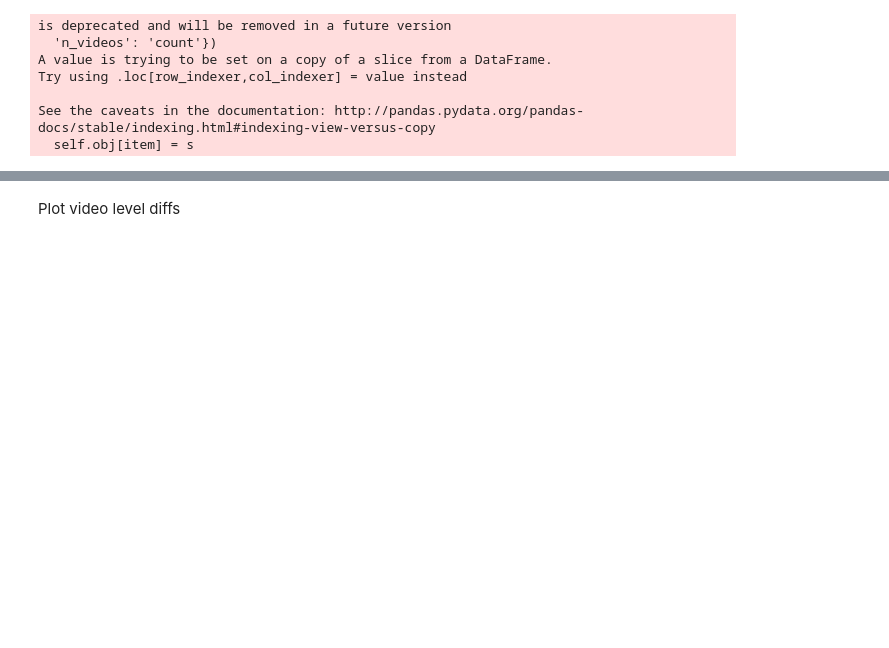
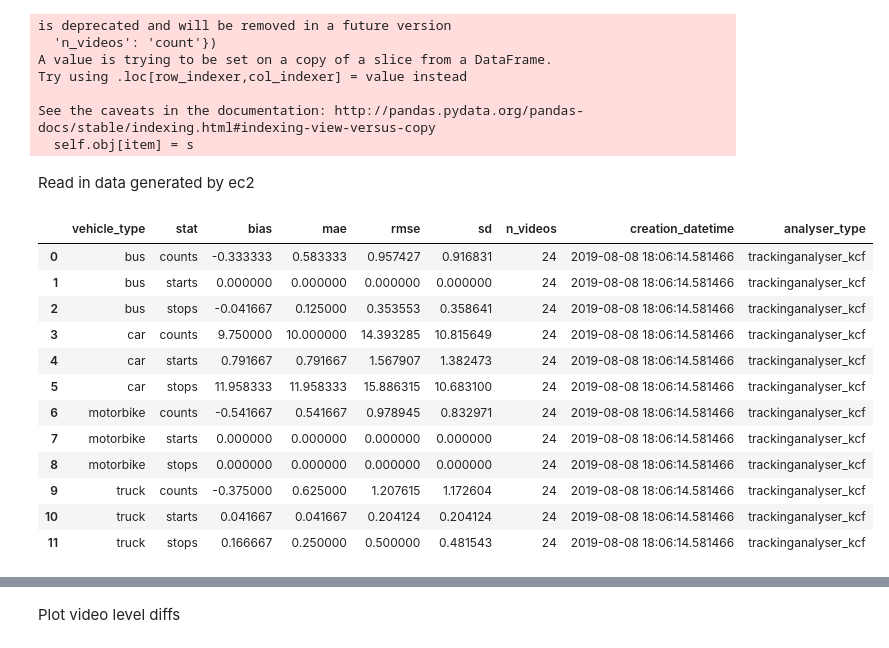
Before and after one commit to dssg/air_pollution_estimation, a Jupyter notebook: notebooks/20190730_CW_eval_plotting.ipynb, the cells around one changed output, grey strips where cells are left out. Drawn from its saved outputs; the diff is of its cells as text; code cells hidden in the pictures; blank space fills up the shorter version.

```diff
--- a/notebooks/20190730_CW_eval_plotting.ipynb
+++ b/notebooks/20190730_CW_eval_plotting.ipynb
@@ -53,3 +53,5 @@ Try using .loc[row_indexer,col_indexer] = value instead
 
 See the caveats in the documentation: http://pandas.pydata.org/pandas-docs/stable/indexing.html#indexing-view-versus-copy
   self.obj[item] = s
+# %% [markdown]
+Read in data generated by ec2
@@ -55,0 +64,16 @@ See the caveats in the documentation: http://pandas.pydata.org/pandas-docs/stabl
+# %%
+video_level_stats_df
+# %% [output]
+|  | vehicle_type | stat | bias | mae | rmse | sd | n_videos | creation_datetime | analyser_type |
+| 0 | bus | counts | -0.333333 | 0.583333 | 0.957427 | 0.916831 | 24 | 2019-08-08 18:06:14.581466 | trackinganalyser_kcf |
+| 1 | bus | starts | 0.000000 | 0.000000 | 0.000000 | 0.000000 | 24 | 2019-08-08 18:06:14.581466 | trackinganalyser_kcf |
+| 2 | bus | stops | -0.041667 | 0.125000 | 0.353553 | 0.358641 | 24 | 2019-08-08 18:06:14.581466 | trackinganalyser_kcf |
+| 3 | car | counts | 9.750000 | 10.000000 | 14.393285 | 10.815649 | 24 | 2019-08-08 18:06:14.581466 | trackinganalyser_kcf |
+| 4 | car | starts | 0.791667 | 0.791667 | 1.567907 | 1.382473 | 24 | 2019-08-08 18:06:14.581466 | trackinganalyser_kcf |
+| 5 | car | stops | 11.958333 | 11.958333 | 15.886315 | 10.683100 | 24 | 2019-08-08 18:06:14.581466 | trackinganalyser_kcf |
+| 6 | motorbike | counts | -0.541667 | 0.541667 | 0.978945 | 0.832971 | 24 | 2019-08-08 18:06:14.581466 | trackinganalyser_kcf |
+| 7 | motorbike | starts | 0.000000 | 0.000000 | 0.000000 | 0.000000 | 24 | 2019-08-08 18:06:14.581466 | trackinganalyser_kcf |
+| 8 | motorbike | stops | 0.000000 | 0.000000 | 0.000000 | 0.000000 | 24 | 2019-08-08 18:06:14.581466 | trackinganalyser_kcf |
+| 9 | truck | counts | -0.375000 | 0.625000 | 1.207615 | 1.172604 | 24 | 2019-08-08 18:06:14.581466 | trackinganalyser_kcf |
+| 10 | truck | starts | 0.041667 | 0.041667 | 0.204124 | 0.204124 | 24 | 2019-08-08 18:06:14.581466 | trackinganalyser_kcf |
+| 11 | truck | stops | 0.166667 | 0.250000 | 0.500000 | 0.481543 | 24 | 2019-08-08 18:06:14.581466 | trackinganalyser_kcf |
```
Also changed, not shown: parts of 6 cells of this notebook, 1 other file.
